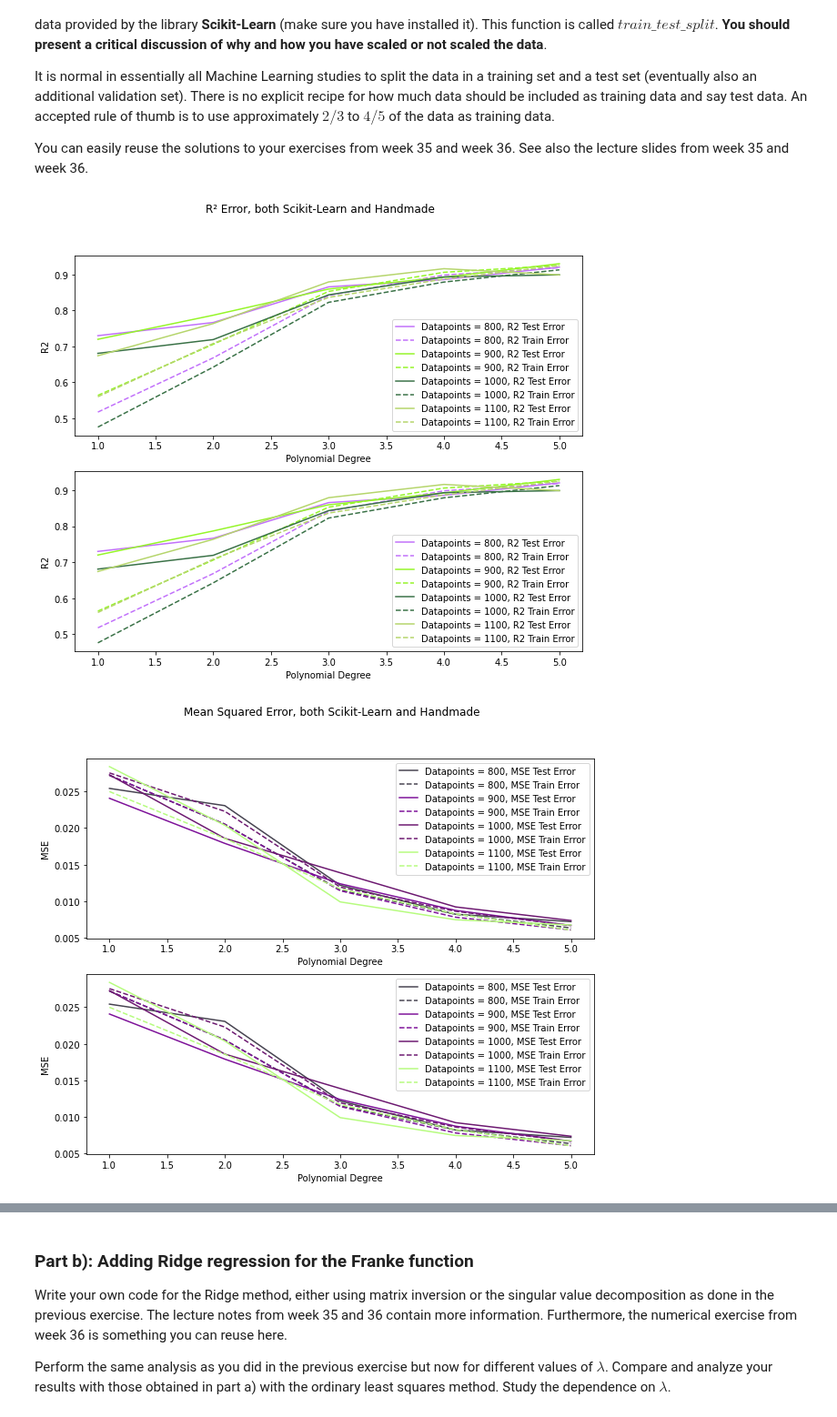
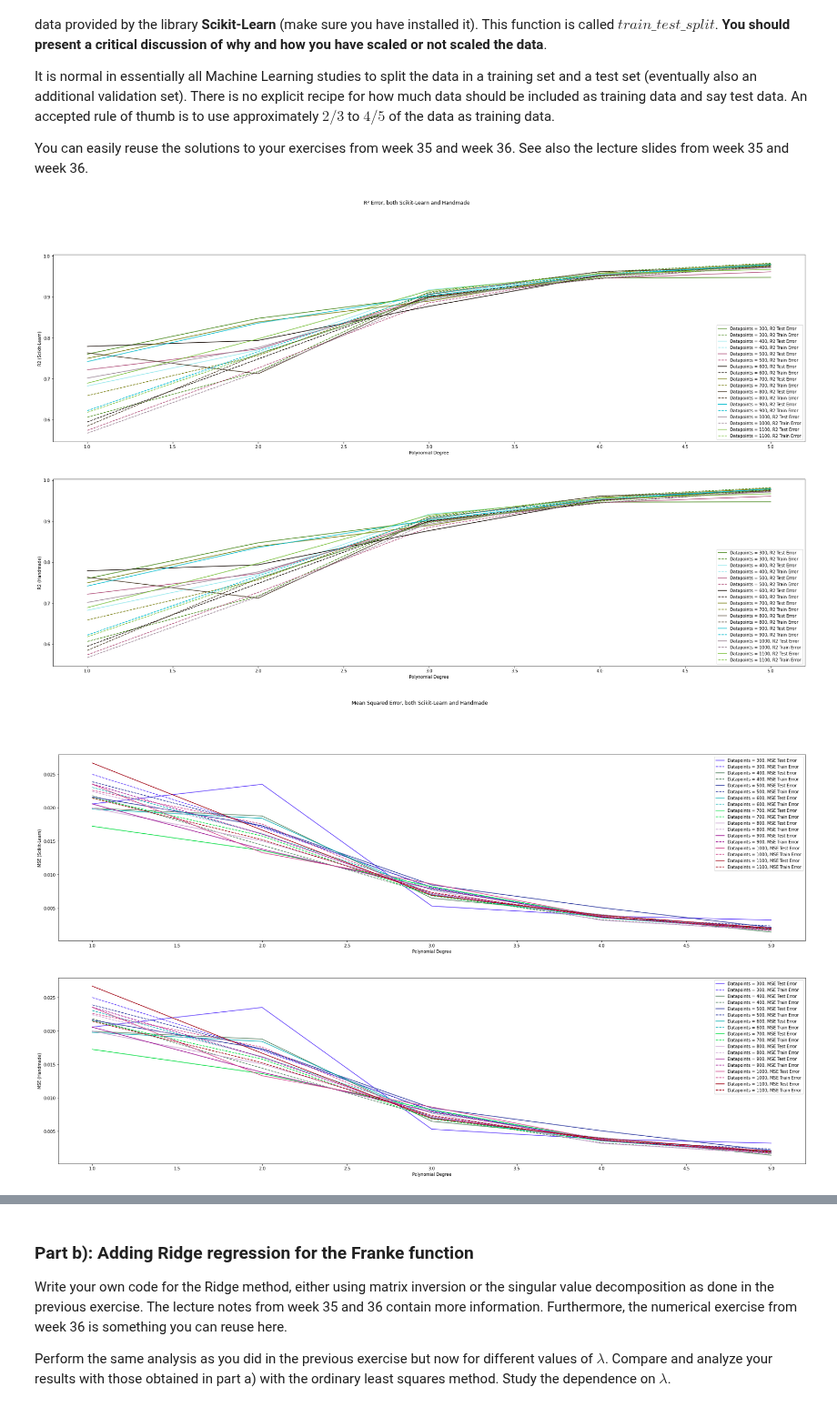
Before and after one commit to Sofriet/Project1data-ml, a Jupyter notebook: Project1.ipynb, the cells around one changed output, grey strips where cells are left out. Shown at 91% size. Saved outputs shown, nothing was run; the diff lists cells and outputs as text; code cells hidden in the pictures.

```diff
--- a/Project1.ipynb
+++ b/Project1.ipynb
@@ -262,7 +262,7 @@ def run_OLS(datapoints, PolynomialDegree, label):
 
     x = np.random.uniform(size=datapoints)
     y = np.random.uniform(size=datapoints)
-    z = FrankeFunction(x, y) + 0.07*np.random.normal(0, 1, size=datapoints)
+    z = FrankeFunction(x, y) # + 0.07*np.random.normal(0, 1, size=datapoints)
 
     # We keep the same seed to ensure the same results
     np.random.seed(1509)
@@ -270,14 +270,11 @@ def run_OLS(datapoints, PolynomialDegree, label):
     #I commented this out bc idk why you should fit it twice
     #clf = LinearRegression().fit(X_train, z_train)
 
-    # scaler = StandardScaler()
-    # scaler.fit(X_train)
-    # X_train = scaler.transform(X_train)
-    # X_test = scaler.transform(X_test)
 
     for degree in range(1, PolynomialDegree + 1):
         X = create_X(x, y, n=degree)
         X_train, X_test, z_train, z_test = train_test_split(X, z, test_size=0.2)
+
         PolyDegree.append(degree)
 
         # Scikit-Learn version
@@ -313,39 +310,39 @@ def run_OLS(datapoints, PolynomialDegree, label):
     else:
         ax1.plot(PolyDegree, MSETestScikit, color = "#" + color,  label=f'Datapoints = {datapoints}, MSE Test Error')
         ax1.plot(PolyDegree, MSETrainScikit,  linestyle = '--',  color = "#" + color, label=f'Datapoints = {datapoints}, MSE Train Error')
         ax2.plot(PolyDegree, MSETest, color = "#" + color,  label=f'Datapoints = {datapoints}, MSE Test Error')
         ax2.plot(PolyDegree, MSETrain,  linestyle = '--',  color = "#" + color, label=f'Datapoints = {datapoints}, MSE Train Error')
 
 
 PolynomialDegree = 5
-datapoints_list = [800, 900, 1000, 1100]
+datapoints_list = [300,400,500,600,700, 800, 900, 1000, 1100]
 
-fig, (ax1, ax2) = plt.subplots(2, 1, figsize=(10, 8))
+fig, (ax1, ax2) = plt.subplots(2, 1, figsize=(32,18))
 
 for datapoints in datapoints_list:
     #plotting the R2 for every amount of datapoints
     run_OLS(datapoints, PolynomialDegree, 'R2')
 ax1.set_xlabel('Polynomial Degree')
-ax1.set_ylabel('R2')
+ax1.set_ylabel('R2 (Scikit-Learn)')
 ax1.legend()
 ax2.set_xlabel('Polynomial Degree')
-ax2.set_ylabel('R2')
+ax2.set_ylabel('R2 (Handmade)')
 ax2.legend()
 plt.suptitle("R² Error, both Scikit-Learn and Handmade")
 plt.show()
 
-fig, (ax1, ax2) = plt.subplots(2, 1, figsize=(10, 8))
+fig, (ax1, ax2) = plt.subplots(2, 1, figsize=(32,18))
 
 for datapoints in datapoints_list:
     run_OLS(datapoints, PolynomialDegree, 'MSE')
 ax1.set_xlabel('Polynomial Degree')
-ax1.set_ylabel('MSE')
+ax1.set_ylabel('MSE (Scikit-Learn)')
 ax1.legend()
 ax2.set_xlabel('Polynomial Degree')
-ax2.set_ylabel('MSE')
+ax2.set_ylabel('MSE (Handmade)')
 ax2.legend()
 plt.suptitle("Mean Squared Error, both Scikit-Learn and Handmade")
 plt.show()
 # %% [output]
-[figure, old version]
+[figure, new version]
-[figure, old version]
+[figure, new version]
```
Also changed, not shown: parts of 7 cells of this notebook.
